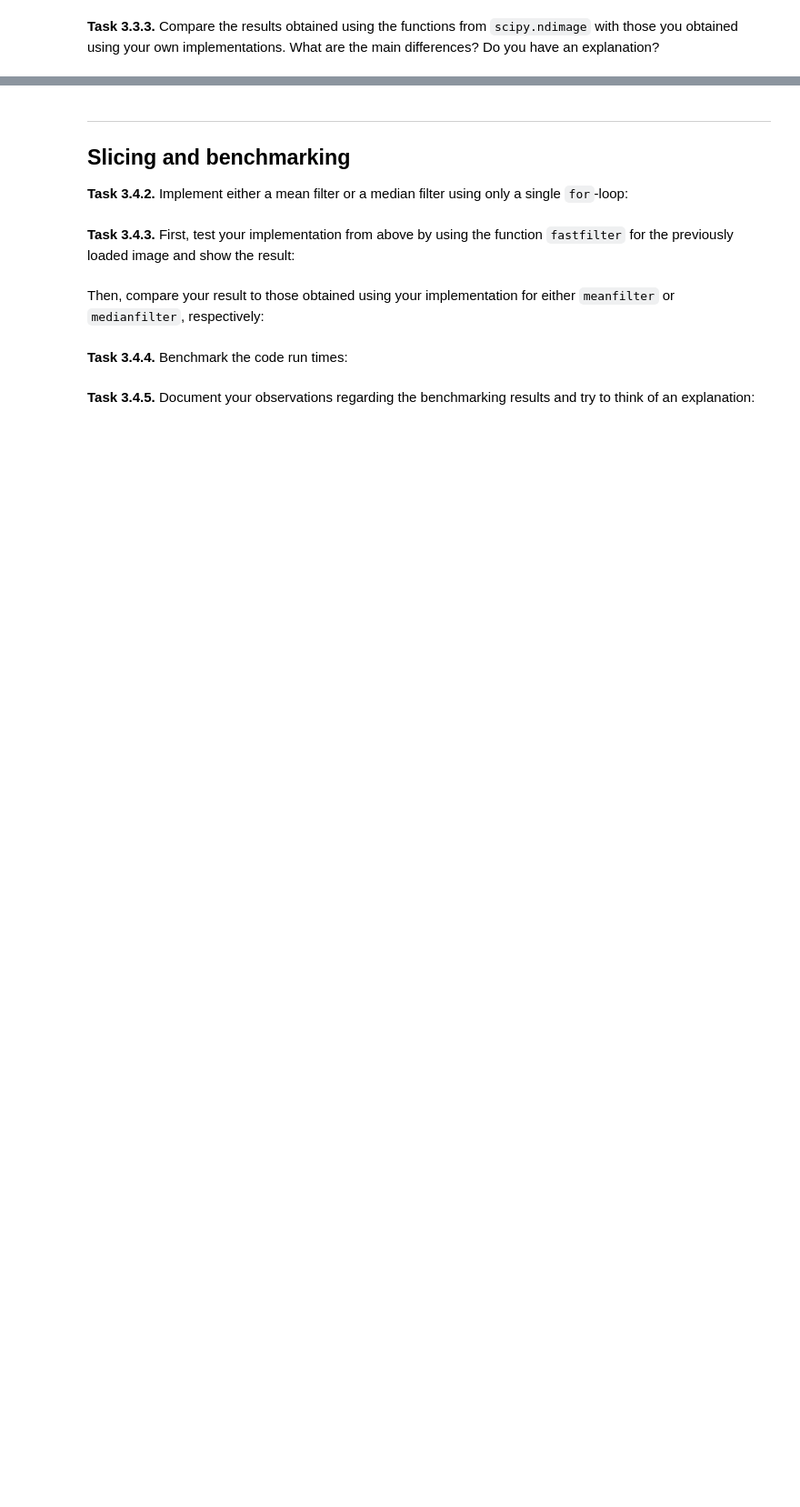
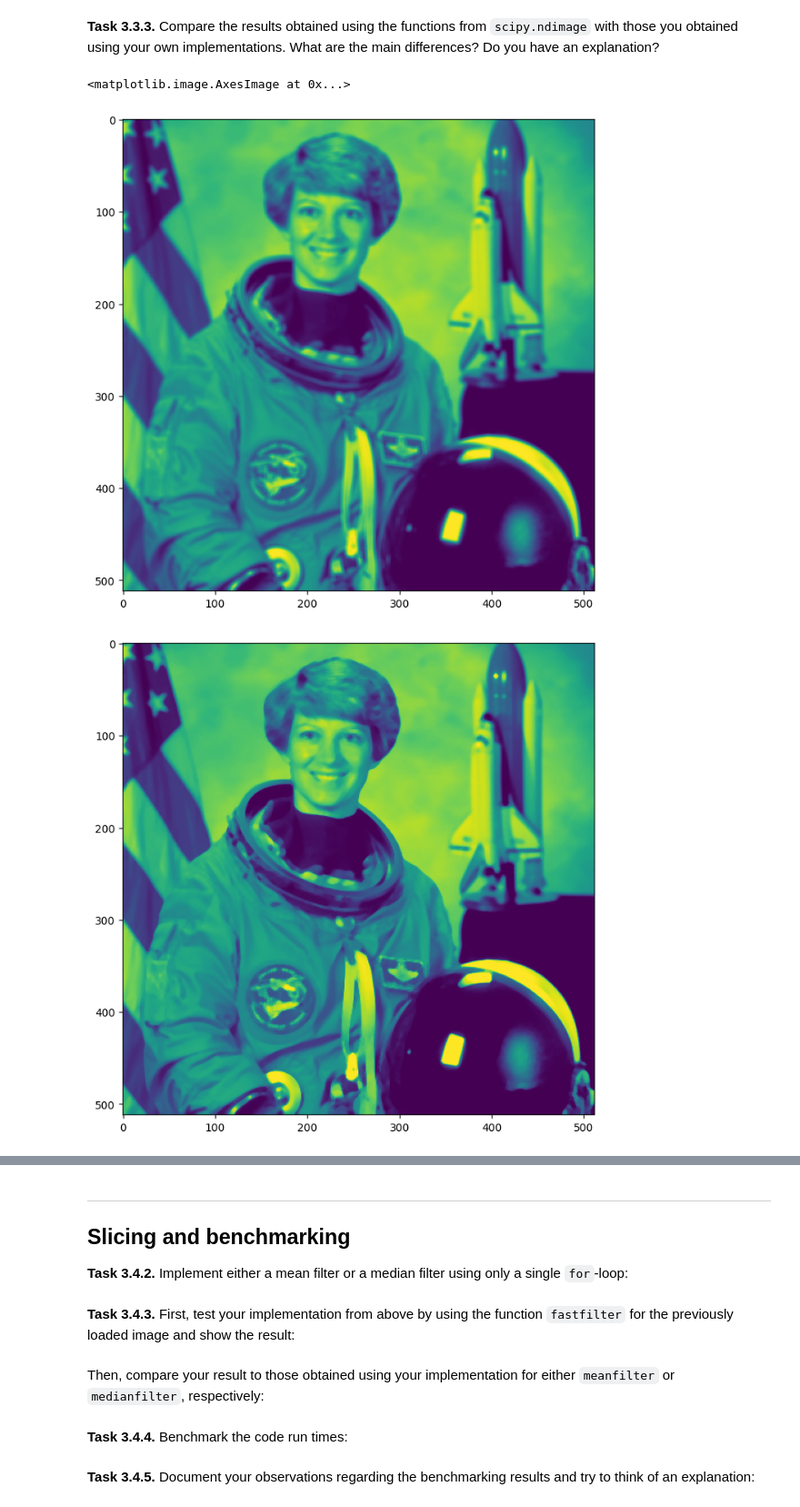
Before and after one commit to TomStraube/mobi-fs3-python, a Jupyter notebook: task3.ipynb, the cells around one changed output, grey strips where cells are left out. Shown at 91% size. Saved outputs shown, nothing was run; the diff lists cells and outputs as text; code cells hidden in the pictures; blank space fills up the shorter version.

```diff
--- a/task3.ipynb
+++ b/task3.ipynb
@@ -104,2 +123,6 @@ AssertionError:
 # %% [markdown]
 **<a id="#">Task 3.3.2 (a).</a>** Apply a **mean filter** from `scipy.ndimage` to the loaded image:
+# %%
+size = 5
+img_scipy_mean = scipy.ndimage.uniform_filter(img, size)
+print(img_scipy_mean)
@@ -106,2 +143,6 @@ AssertionError:
 # %% [markdown]
 **<a id="#">Task 3.3.2 (b).</a>** Apply a **median filter** from `scipy.ndimage` to the loaded image:
+# %%
+size = 5
+img_scipy_median = scipy.ndimage.median_filter(img, size)
+print(img_scipy_median)
@@ -108,2 +157,6 @@ AssertionError:
 # %% [markdown]
 **<a id="#">Task 3.3.2 (c).</a>** Apply a **Gaussian filter** from `scipy.ndimage` to the loaded image:
+# %%
+size = 5
+img_scipy_gaussian = scipy.ndimage.gaussian_filter(img, size)
+print(img_scipy_gaussian)
@@ -110,2 +171,14 @@ AssertionError:
 # %% [markdown]
 **<a id="#">Task 3.3.3.</a>** Compare the results obtained using the functions from `scipy.ndimage` with those you obtained using your own implementations. What are the main differences? Do you have an explanation?
+# %%
+plt.figure(figsize=(15,8))
+plt.imshow(img_scipy_mean)
+plt.figure(figsize=(15,8))
+plt.imshow(img_scipy_median)
+plt.figure(figsize=(15,8))
+plt.imshow(img_scipy_gaussian)
+# only one pixel edge!!! other?
+# %% [output]
+<matplotlib.image.AxesImage at 0x...>
+[figure, added]
+[figure, added]
```
Also changed, not shown: parts of 11 cells of this notebook, 1 other file.
